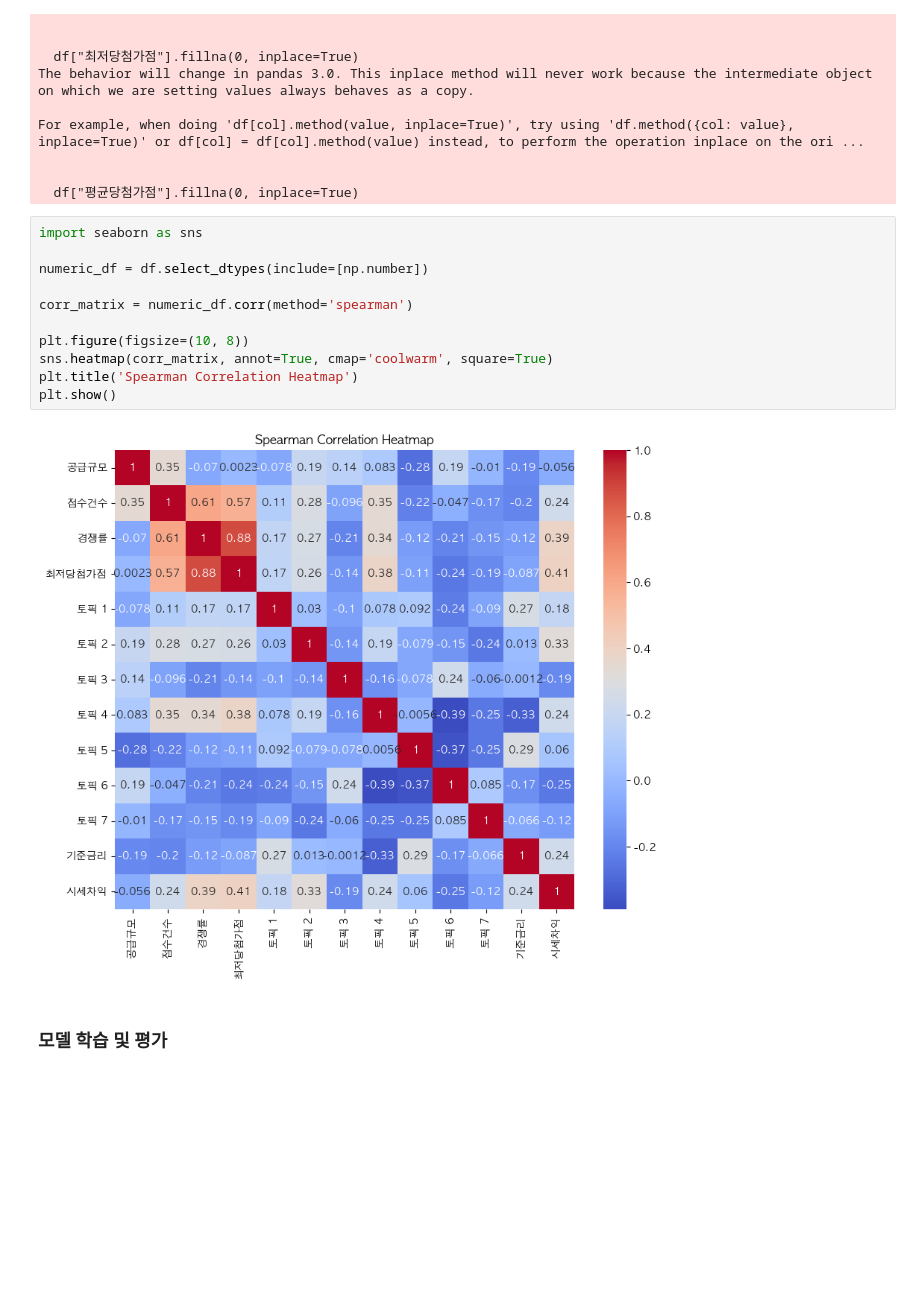
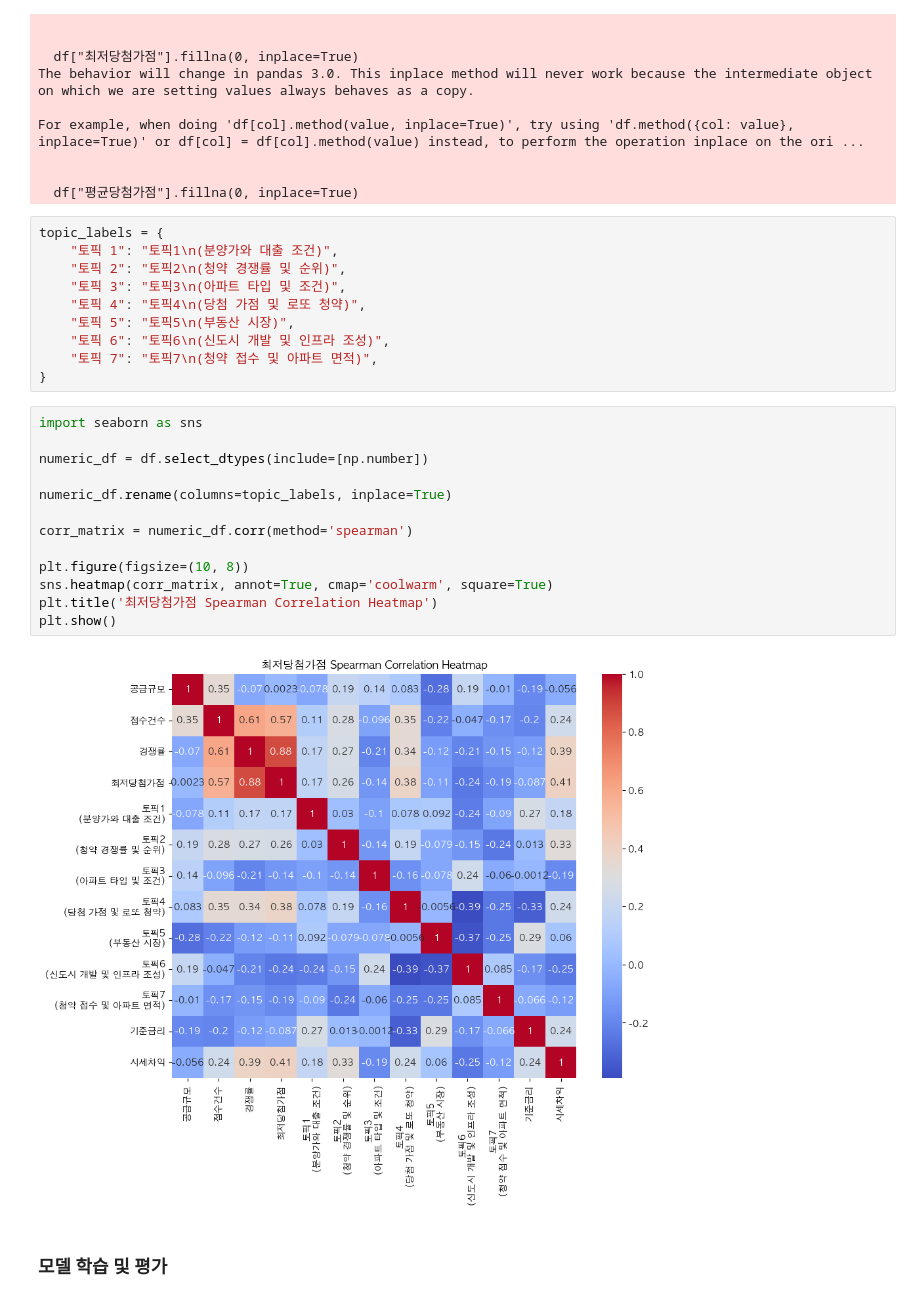
Before and after one commit to choikwangil95/HKToss-MLOps-Proejct, a Jupyter notebook: src/baseline_low_renew.ipynb, the cells around one changed output. Cells and saved outputs as stored; diff of their text form; blank space fills up the shorter version.

```diff
--- a/src/baseline_low_renew.ipynb
+++ b/src/baseline_low_renew.ipynb
@@ -72,19 +72,31 @@ For example, when doing 'df[col].method(value, inplace=True)', try using 'df.met
 
 
   df["평균당첨가점"].fillna(0, inplace=True)
+# %%
+topic_labels = {
+    "토픽 1": "토픽1\n(분양가와 대출 조건)",
+    "토픽 2": "토픽2\n(청약 경쟁률 및 순위)",
+    "토픽 3": "토픽3\n(아파트 타입 및 조건)",
+    "토픽 4": "토픽4\n(당첨 가점 및 로또 청약)",
+    "토픽 5": "토픽5\n(부동산 시장)",
+    "토픽 6": "토픽6\n(신도시 개발 및 인프라 조성)",
+    "토픽 7": "토픽7\n(청약 접수 및 아파트 면적)",
+}
 # %%
 import seaborn as sns
 
 numeric_df = df.select_dtypes(include=[np.number])
 
+numeric_df.rename(columns=topic_labels, inplace=True)
+
 corr_matrix = numeric_df.corr(method='spearman')
 
 plt.figure(figsize=(10, 8))
 sns.heatmap(corr_matrix, annot=True, cmap='coolwarm', square=True)
-plt.title('Spearman Correlation Heatmap')
+plt.title('최저당첨가점 Spearman Correlation Heatmap')
 plt.show()
 # %% [output]
-[figure, old version]
+[figure, new version]
 # %% [markdown]
 ### 모델 학습 및 평가
 # %%
```
Also changed, not shown: parts of 3 cells of this notebook, 3 other files.
